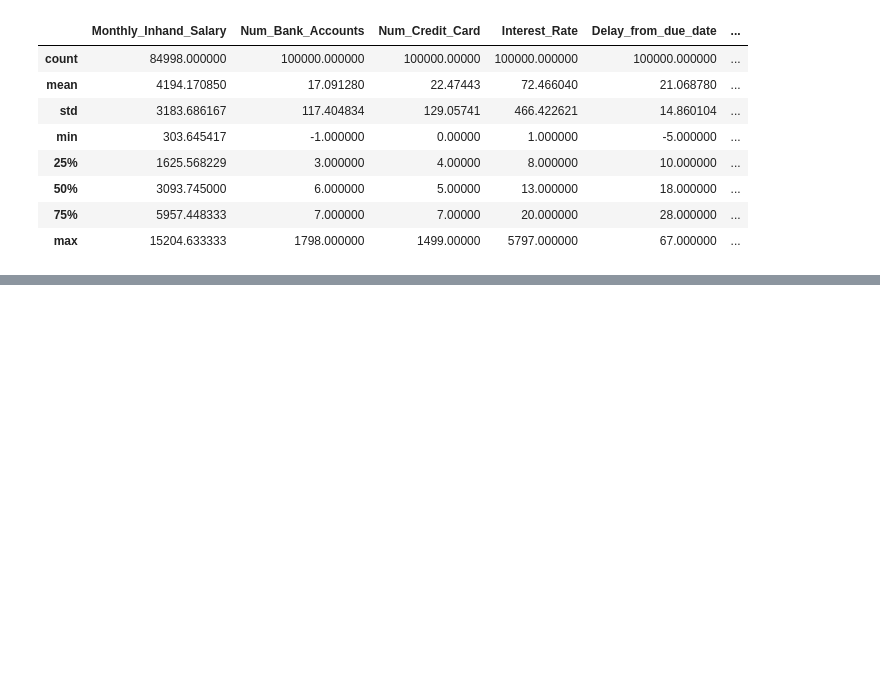
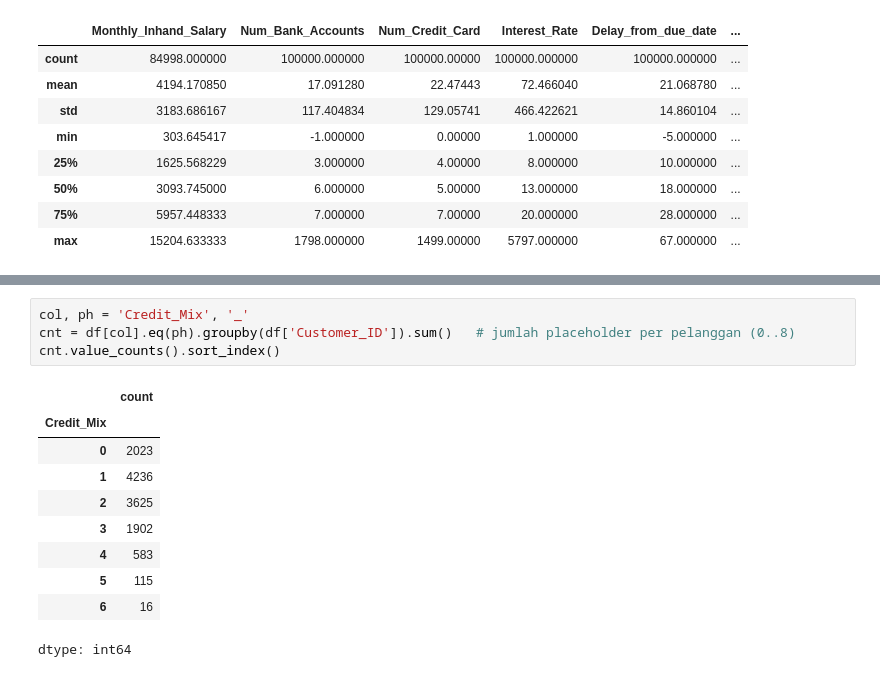
Before and after one commit to khalilullahalfaath/credit-scoring-fairness-audit, a Jupyter notebook: notebooks/eda.ipynb, the cells around one changed output, grey strips where cells are left out. Cells and saved outputs as stored; diff of their text form; blank space fills up the shorter version.

```diff
--- a/notebooks/eda.ipynb
+++ b/notebooks/eda.ipynb
@@ -85,0 +295,15 @@ df.describe()
+# %%
+col, ph = 'Credit_Mix', '_'
+cnt = df[col].eq(ph).groupby(df['Customer_ID']).sum()   # jumlah placeholder per pelanggan (0..8)
+cnt.value_counts().sort_index()
+# %% [output]
+|  | count |
+| Credit_Mix |  |
+| 0 | 2023 |
+| 1 | 4236 |
+| 2 | 3625 |
+| 3 | 1902 |
+| 4 | 583 |
+| 5 | 115 |
+| 6 | 16 |
+dtype: int64
```
Also changed, not shown: parts of 36 cells of this notebook.
